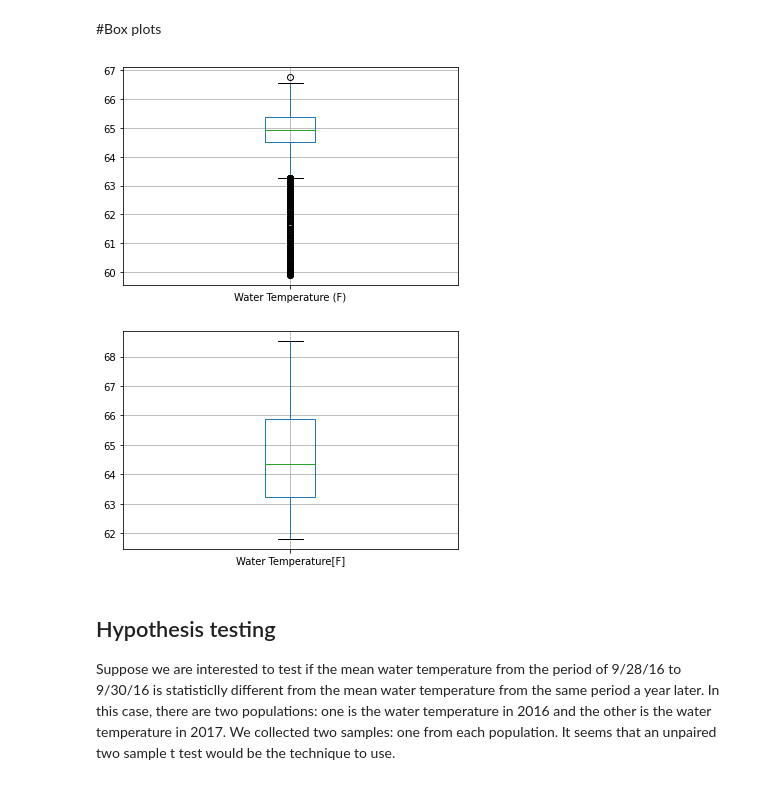
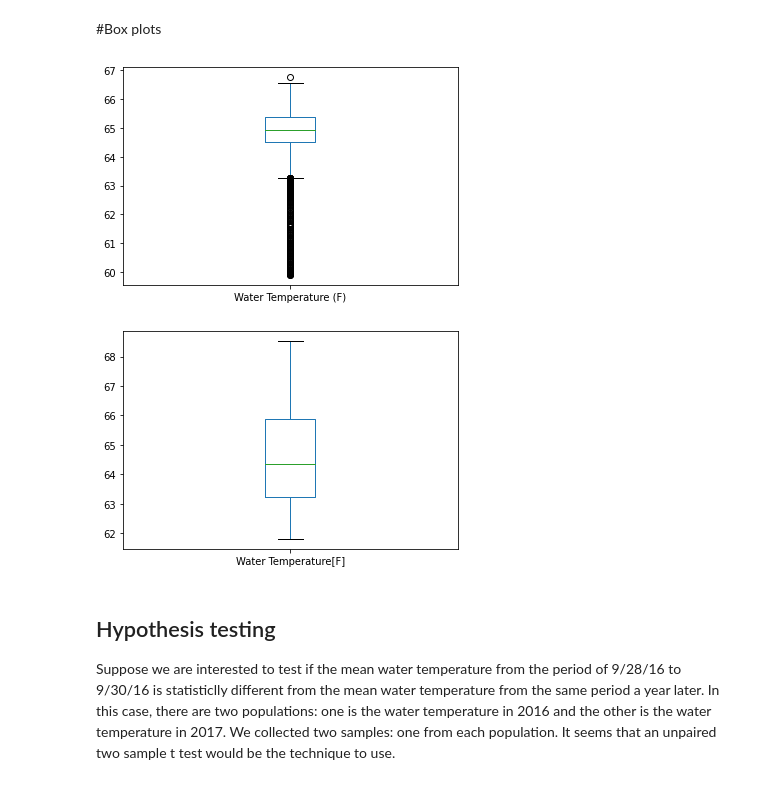
Before and after one commit to StevenXJiang/DataScienceModule2, a Jupyter notebook: ISEN_370_Module_2_Project_Demo.ipynb, the cells around one changed output. Drawn from its saved outputs; the diff is of its cells as text; code cells hidden in the pictures.

```diff
--- a/ISEN_370_Module_2_Project_Demo.ipynb
+++ b/ISEN_370_Module_2_Project_Demo.ipynb
@@ -92,13 +92,13 @@ plt.show()
 # %% [markdown]
 #Box plots
 # %%
-boxplot1 = df1.boxplot(column=["Water Temperature (F)"])
+boxplot1 = df1.boxplot(column=["Water Temperature (F)"], grid=False)
 # %% [output]
-[figure, old version]
+[figure, new version]
 # %%
-boxplot2 = df2.boxplot(column=["Water Temperature[F]"])
+boxplot2 = df2.boxplot(column=["Water Temperature[F]"], grid=False)
 # %% [output]
-[figure, old version]
+[figure, new version]
 # %% [markdown]
 ## Hypothesis testing
 
```
